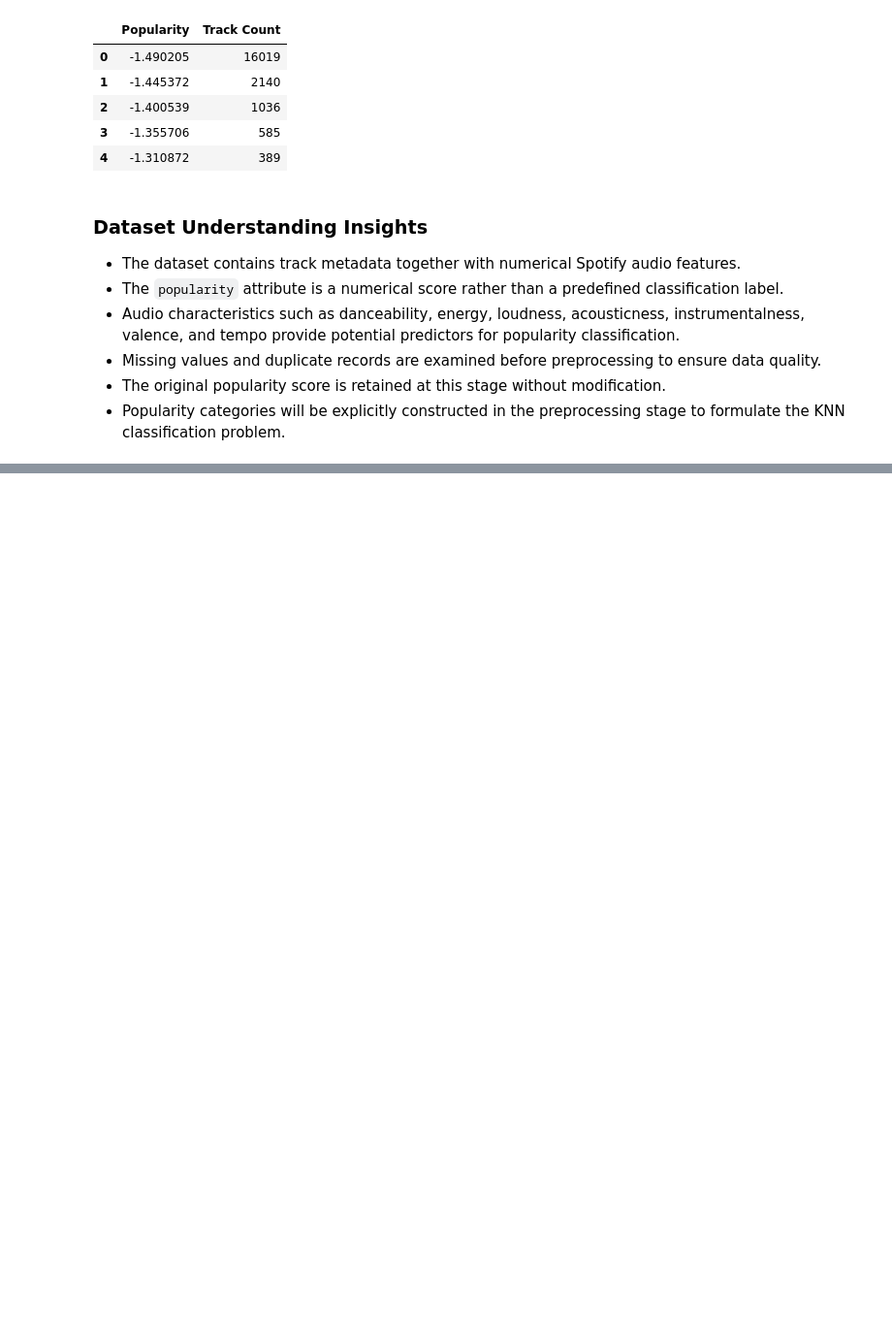
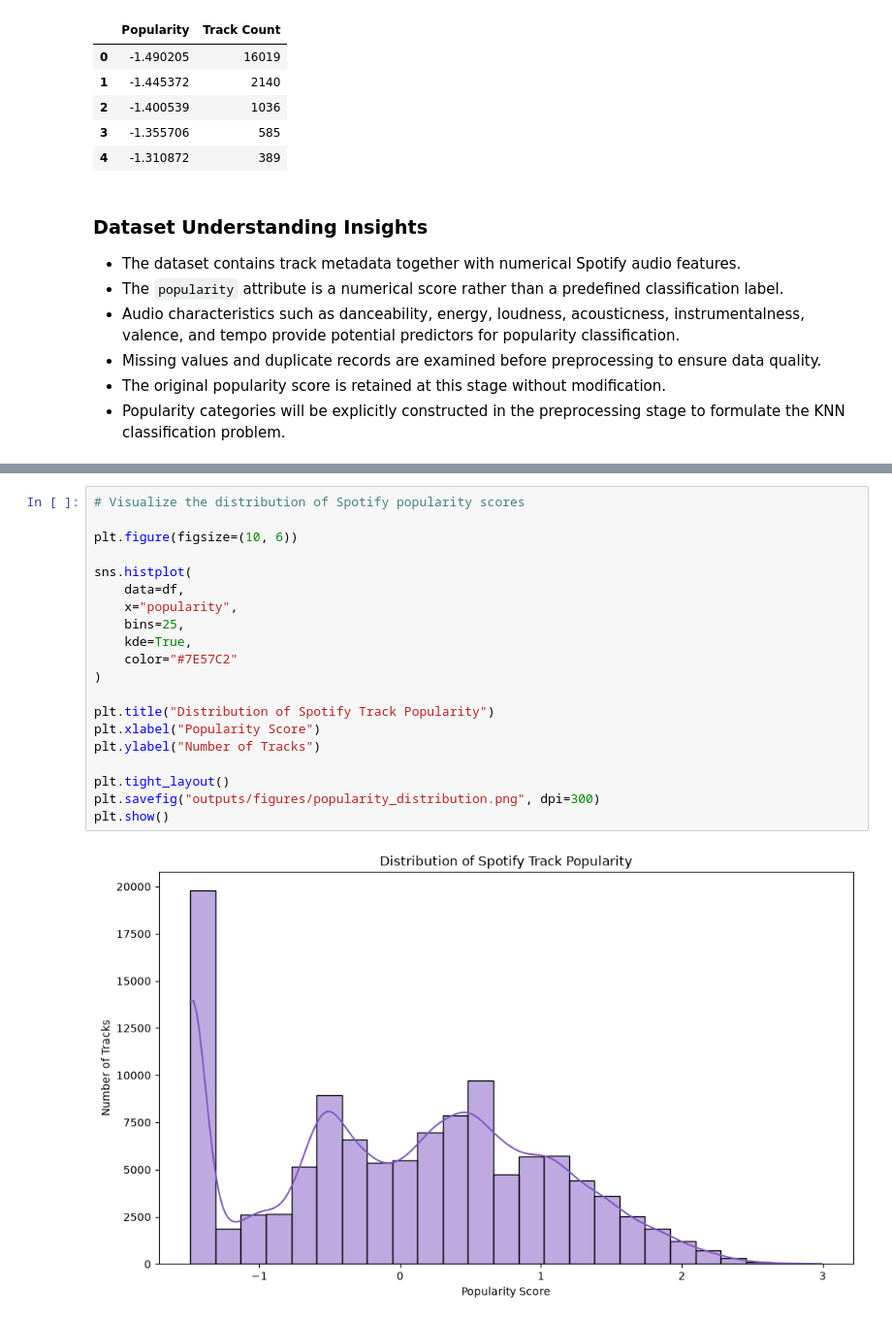
Before and after one commit to Pralishatripathy000/ml-knn, a Jupyter notebook: notebook.ipynb, the cells around one changed output, grey strips where cells are left out. Shown at 97% size. Saved outputs shown, nothing was run; the diff lists cells and outputs as text; blank space fills up the shorter version.

Commit message:
Add Spotify exploratory data analysis

```diff
--- a/notebook.ipynb
+++ b/notebook.ipynb
@@ -267,0 +274,22 @@ popularity_distribution.head()
+# %%
+# Visualize the distribution of Spotify popularity scores
+
+plt.figure(figsize=(10, 6))
+
+sns.histplot(
+    data=df,
+    x="popularity",
+    bins=25,
+    kde=True,
+    color="#7E57C2"
+)
+
+plt.title("Distribution of Spotify Track Popularity")
+plt.xlabel("Popularity Score")
+plt.ylabel("Number of Tracks")
+
+plt.tight_layout()
+plt.savefig("outputs/figures/popularity_distribution.png", dpi=300)
+plt.show()
+# %% [output]
+[figure, added]
```
Also changed, not shown: parts of 7 cells of this notebook, 6 other files.
